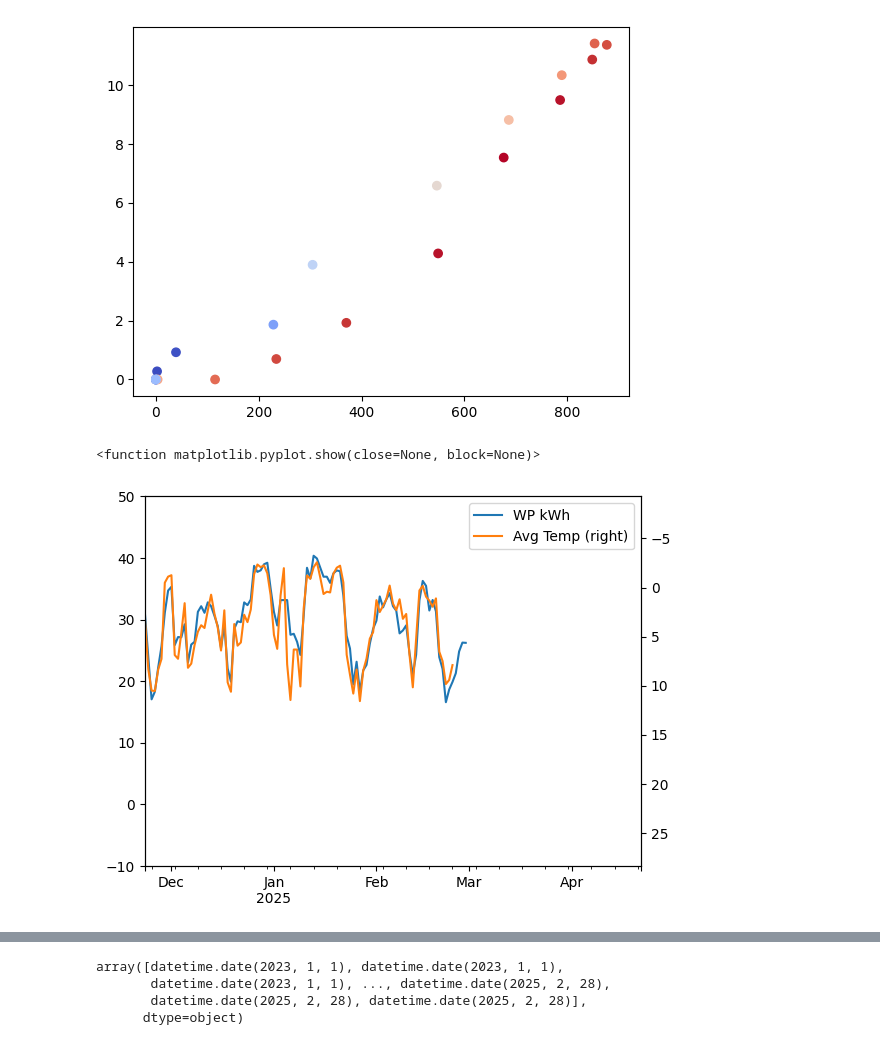
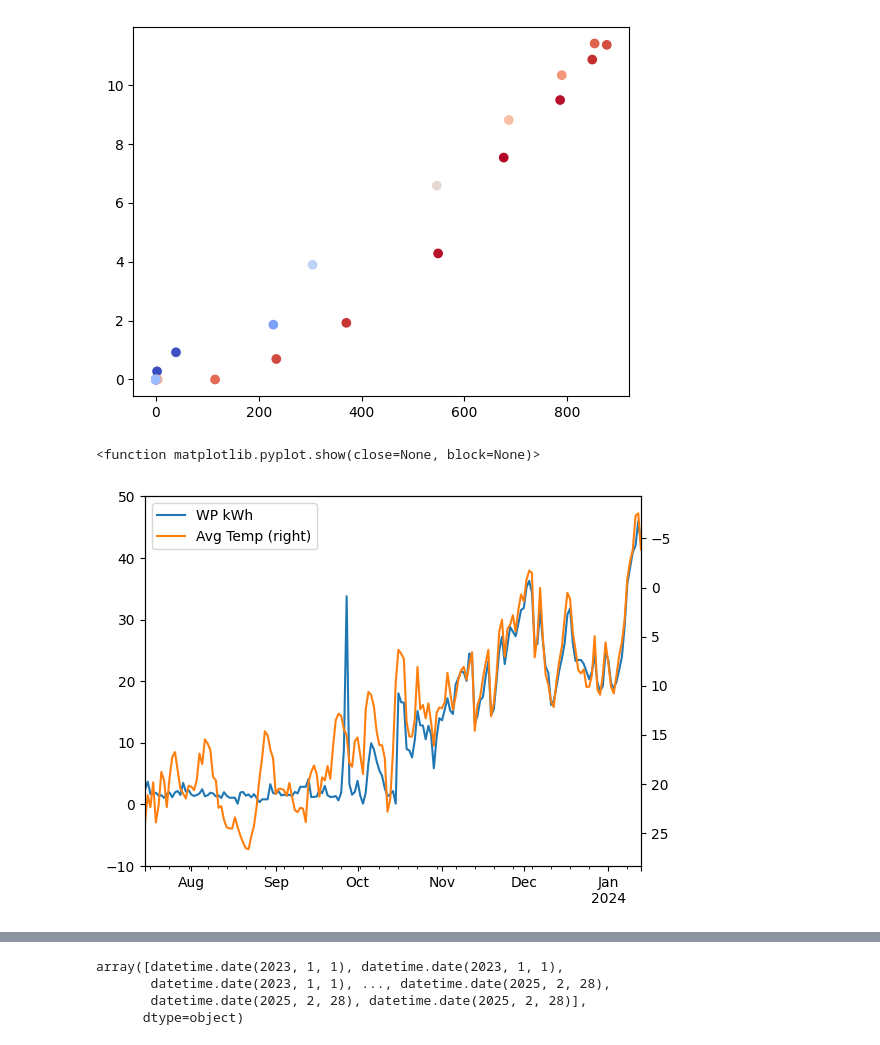
Before and after one commit to strubbi77/breisgauwind, a Jupyter notebook: Stromwert_IK8.ipynb, the cells around one changed output, grey strips where cells are left out. Drawn from its saved outputs; the diff is of its cells as text; code cells hidden in the pictures.

```diff
--- a/Stromwert_IK8.ipynb
+++ b/Stromwert_IK8.ipynb
@@ -231,6 +231,8 @@ pm_day['Haus sum']=preis_menge.groupby(gpby)['Haus'].agg(['sum'])/1000
 pm_day['Temp avg']=preis_menge.groupby(gpby)['AVG_TA200'].agg(['mean'])
 pm_day['Glob sum']=preis_menge.groupby(gpby)['SUM_GS200'].agg(['sum'])
 pm_day=pm_day.set_index(pd.to_datetime(pm_day.index))
+pm_day=pm_day[pm_day.index>pd.to_datetime('2023-06-06')]
+
 
 pm_day['PV sum'].plot(ax=ax2,label="PV kWh", legend=True)
 pm_day['WP sum'].plot(ax=ax1,label="WP kWh", legend=True)
@@ -239,6 +241,8 @@ pm_day['WP sum'].plot(ax=ax1,label="WP kWh", legend=True)
 pm_day['Temp avg'].plot(ax=ax1,secondary_y=True, label="Avg Temp", legend=True)
 pm_day['Glob sum'].plot(ax=ax2,secondary_y=True, label="Globalstrahlung", legend=True)
 ax1.set_ylim(-10,50)
+ax1.right_ax.invert_yaxis()
+
 
 pv_kwh=[]
 pv_wert=[]
@@ -329,13 +333,14 @@ for monat in pm_pv.index.levels[0]:
 
 
 pm_day['color']=(np.where((pm_day['WP sum']+pm_day['Haus sum'])<pm_day['PV sum'],'green',np.where((pm_day['WP sum']+pm_day['Haus sum'])<pm_day['PV sum']*2,'yellow',np.where((pm_day['WP sum']+pm_day['Haus sum'])<pm_day['PV sum']*5,'orange','red'))))
-temp=20-pm_day['Temp avg']
+temp=pm_day['Temp avg']
 y=pm_day['WP sum']
 y=y.where((y>=0) & (y<100),0)
 c=pm_day['color']
 
 
 ax7.scatter(temp,y,c=c)
+ax7.invert_xaxis()
 
 x=pm_day['Glob sum']
 y=pm_day['PV sum']
@@ -527,22 +532,22 @@ plt.show
 # %%
 fig, ax1 = plt.subplots()
 pm_day['WP sum'].plot(ax=ax1,label="WP kWh", legend=True)
 #ax.scatter(pm_day.index,pm_day['Temp avg'])
 pm_day['Temp avg'].plot(ax=ax1,secondary_y=True, label="Avg Temp", legend=True)
 #ax1.right_ax.set_ylim(-30,70)
 new_ax=ax1.right_ax.get_ylim()
 ax1.right_ax.set_ylim(new_ax[1],new_ax[0])   #  (-9.268541666666668, 28.356041666666666)
 
 ax1.set_ylim(-10,50)
 #ax1.set_xlim(19918,20100)  # Aug - Jan  2025
-#ax1.set_xlim(19918-365,20100-365)  # Aug - Jan  2024
-ax1.set_xlim(20050-365,20200-365)  # Aug - Jan  2025
-ax1.set_xlim(20050,20200)  # Aug - Jan  2025
+ax1.set_xlim(19918-365,20100-365)  # Aug - Jan  2024
+#ax1.set_xlim(20050-365,20200-365)  # Aug - Jan  2025
+#ax1.set_xlim(20150-2*365,20150-1*365)  # Aug - Jan  2025
 #ax1.set_xlim(20000,20100)  # Aug - Jan  2025
 #ax1.set_xlim(20000,20100)  # Aug - Jan  2025
 plt.show
 #ax1.right_ax.get_ylim() ## (19358.0, 20147.0)
 # %% [output]
 <function matplotlib.pyplot.show(close=None, block=None)>
-[figure, old version]
+[figure, new version]
 # %%
```
Also changed, not shown: parts of 2 cells of this notebook, 1 other file.
